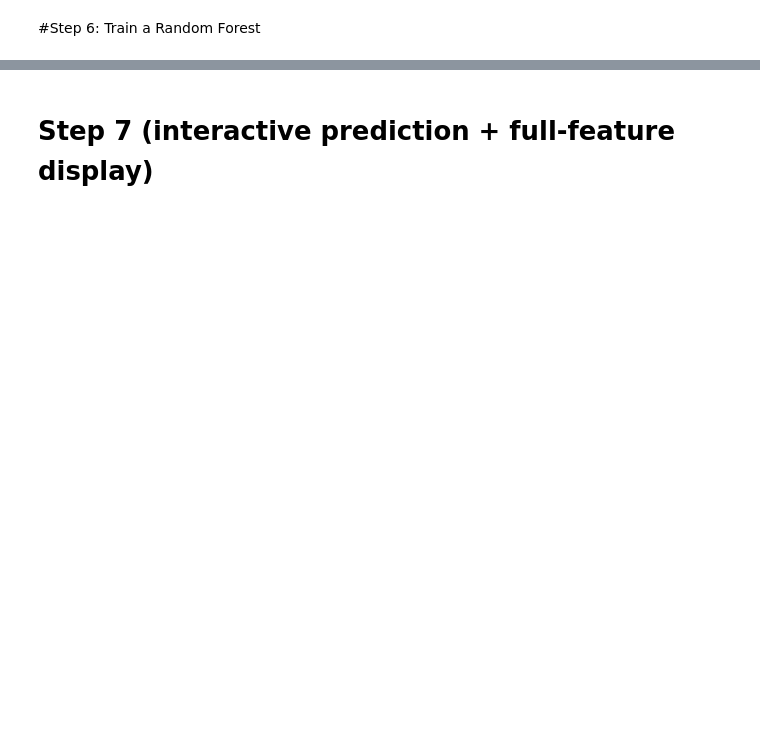
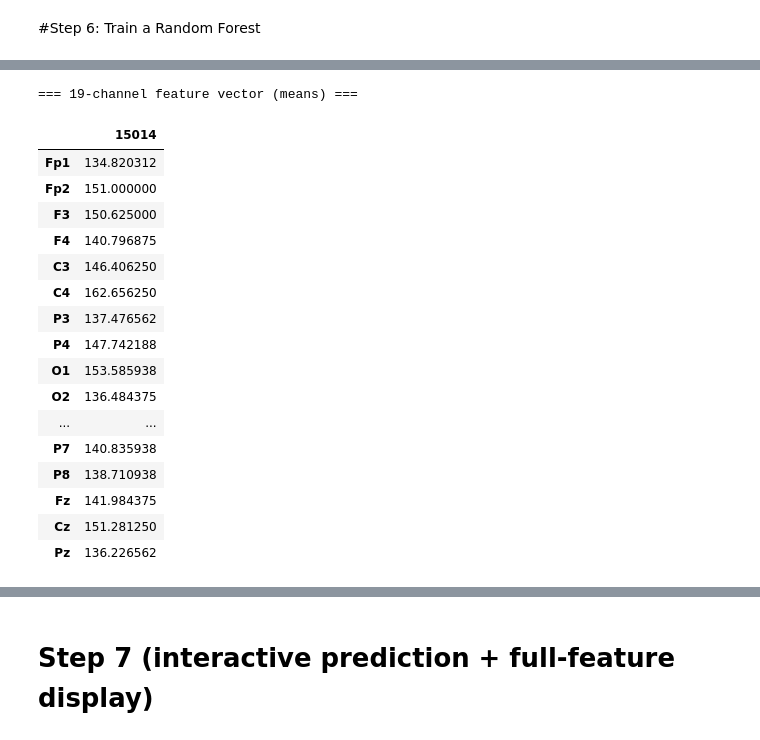
Before and after one commit to injaamam/ADHD, a Jupyter notebook: ADHD.ipynb, the cells around one changed output, grey strips where cells are left out. Cells and saved outputs as stored; diff of their text form; code cells hidden in the pictures; blank space fills up the shorter version.

```diff
--- a/ADHD.ipynb
+++ b/ADHD.ipynb
@@ -120,0 +111,76 @@ NameError: name 'X_train' is not defined
+# %%
+# ---------- Step 6: Train on 90% and predict one random sample from the 10% ----------
+import numpy as np
+import random
+from IPython.display import display
+from sklearn.model_selection import train_test_split
+from sklearn.pipeline import make_pipeline
+from sklearn.preprocessing import StandardScaler
+from sklearn.ensemble import RandomForestClassifier
+
+# Ensure X (DataFrame with channel cols + 'ID') and y (labels Series) exist from Step 5
+if 'X' not in globals() or 'y' not in globals():
+    raise RuntimeError("X or y not found. Run Step 5 first to create X (with 'ID') and y.")
+
+# Prepare features (drop ID) and ensure numeric
+X_full = X.copy()                     # keep copy for patient ID lookup
+X_features = X_full.drop(columns=['ID']).apply(pd.to_numeric, errors='coerce')
+if X_features.isna().any().any():
+    X_features = X_features.fillna(X_features.mean())
+
+y = y.astype(str)                     # ensure labels are strings
+
+# 90/10 stratified split (random)
+X_train, X_test, y_train, y_test = train_test_split(
+    X_features, y, test_size=0.1, random_state=42, stratify=y
+)
+
+# Train pipeline
+pipe = make_pipeline(StandardScaler(), RandomForestClassifier(n_estimators=100, random_state=42))
+pipe.fit(X_train, y_train)
+
+# Pick one random sample from the test set
+sample_pos = random.randint(0, len(X_test) - 1)
+sample = X_test.iloc[sample_pos:sample_pos+1]   # single-row DataFrame
+sample_index = sample.index[0]
+
+# Lookup patient ID safely from the original X_full
+patient_id = X_full['ID'].get(sample_index, "Unknown")
+
+# Print minimal final output you asked for
+print("=== 19-channel feature vector (means) ===")
+display(sample.T)                               # transposed single-row for easy reading
+
+# Prediction + confidence (if available)
+pred = pipe.predict(sample)[0]
+try:
+    proba = pipe.predict_proba(sample)[0]
+    conf = proba.max() * 100
+    conf_str = f"{conf:.2f}%"
+except Exception:
+    conf_str = "N/A"
+
+print("\n--- Prediction ---")
+print("Predicted :", pred)
+print("Actual    :", y_test.iloc[sample_pos])
+print("Confidence:", conf_str)
+print("Patient ID:", patient_id)
+# %% [output]
+=== 19-channel feature vector (means) ===
+|  | 15014 |
+| Fp1 | 134.820312 |
+| Fp2 | 151.000000 |
+| F3 | 150.625000 |
+| F4 | 140.796875 |
+| C3 | 146.406250 |
+| C4 | 162.656250 |
+| P3 | 137.476562 |
+| P4 | 147.742188 |
+| O1 | 153.585938 |
+| O2 | 136.484375 |
+| ... | ... |
+| P7 | 140.835938 |
+| P8 | 138.710938 |
+| Fz | 141.984375 |
+| Cz | 151.281250 |
+| Pz | 136.226562 |
```
Also changed, not shown: parts of 2 cells of this notebook.
